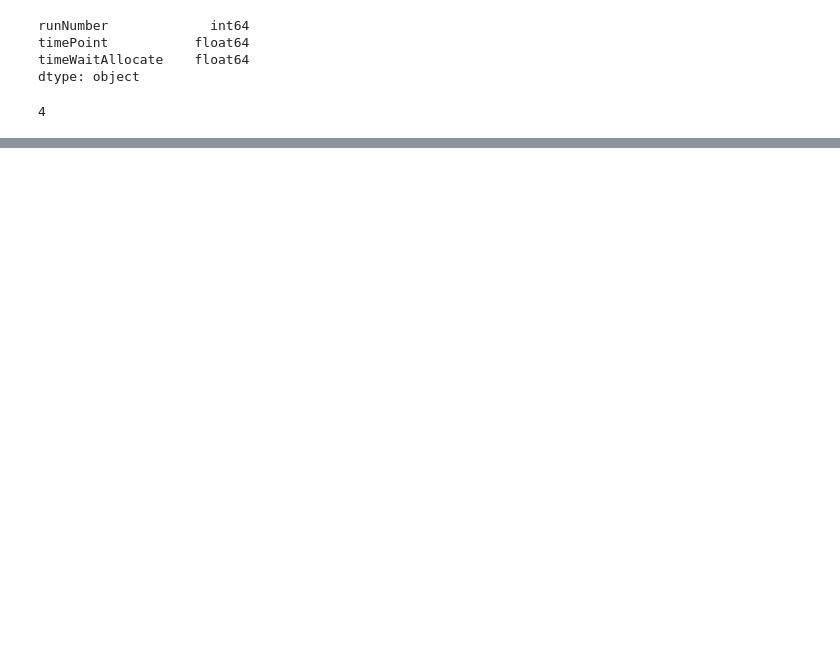
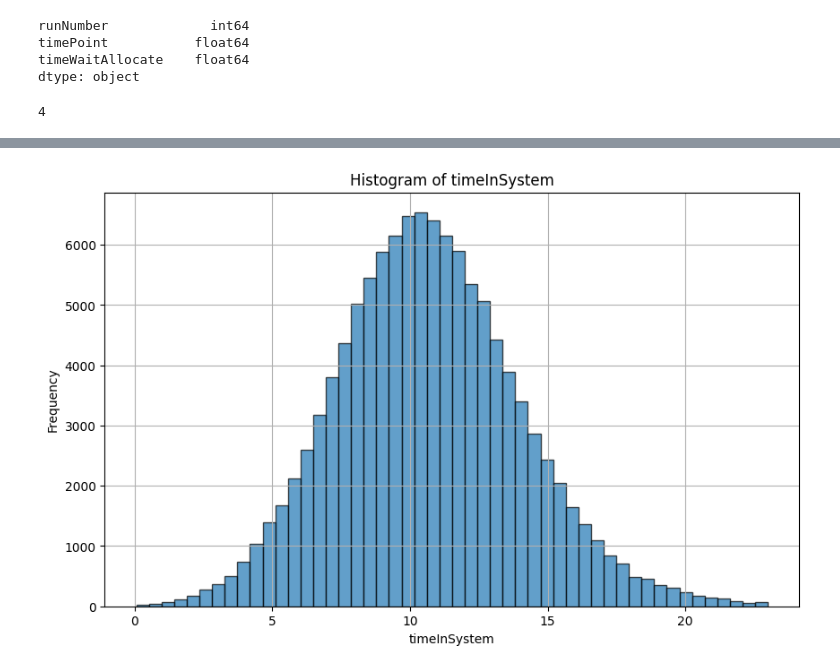
Before and after one commit to SideShowBoBGOT/system_modelling_seventh_semester, a Jupyter notebook: course_work/main.ipynb, the cells around one changed output, grey strips where cells are left out. Saved outputs shown, nothing was run; the diff lists cells and outputs as text; code cells hidden in the pictures; blank space fills up the shorter version.

```diff
--- a/course_work/main.ipynb
+++ b/course_work/main.ipynb
@@ -227,0 +245,5 @@ show_hist(wait_allocate_data, 'timeWaitAllocate')
+# %%
+time_in_system_stable_filtered = time_in_system_stable[time_in_system_stable['timeInSystem'] < 23]
+show_hist(time_in_system_stable_filtered, 'timeInSystem')
+# %% [output]
+[figure, added]
```
Also changed, not shown: parts of 22 cells of this notebook.
